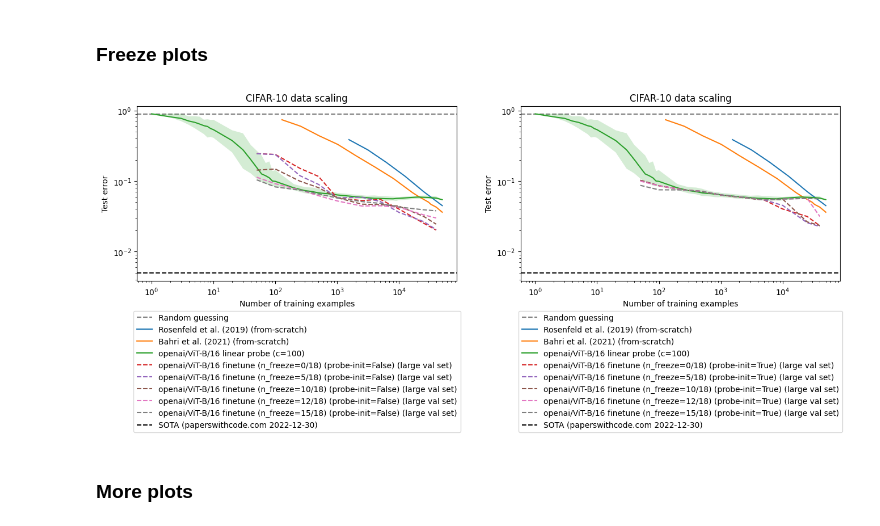
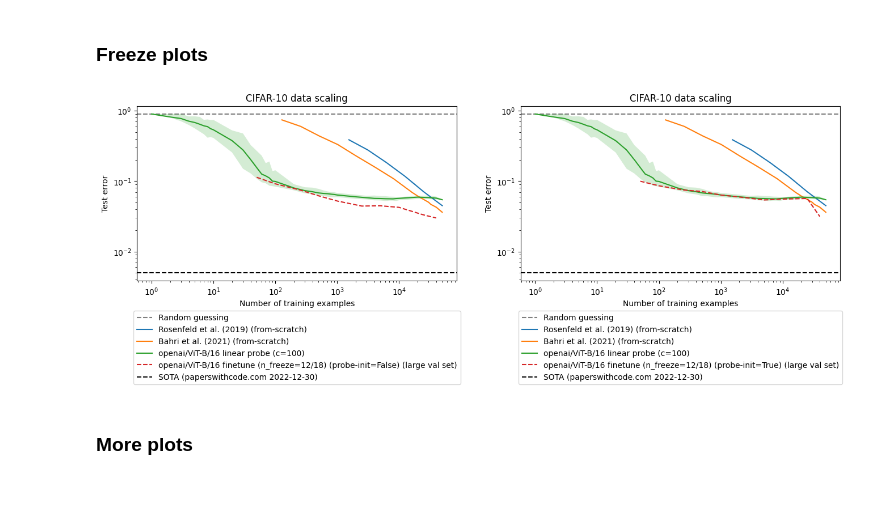
Before and after one commit to ed1d1a8d/scaling, a Jupyter notebook: notebooks/scaling-compare/cifar10.ipynb, the cells around one changed output. Saved outputs shown, nothing was run; the diff lists cells and outputs as text; code cells hidden in the pictures; blank space fills up the shorter version.

Commit message:
Update plots

```diff
--- a/notebooks/scaling-compare/cifar10.ipynb
+++ b/notebooks/scaling-compare/cifar10.ipynb
@@ -170,5 +198,5 @@ df_finetune_old.tail()
 # %%
-api = wandb.Api()
+api = wandb.Api(timeout=30)
 runs: list[wandb.apis.public.Run] = api.runs(
     f"data-frugal-learning/finetune",
     filters={"tags": {"$in": ["finetune-sweep-freeze-v1"]}},
@@ -576,7 +700,7 @@ for i, init_with_trained in enumerate((False, True)):
         label=f"{embedder_id} linear probe (c=100)",
     )
 
-    for n_freeze in [0, 5, 10, 12, 15]:
+    for n_freeze in [12]:#[0, 5, 10, 12, 15]:
         cdf = df_finetune_freeze.query(
             "&".join(
                 (
@@ -609,34 +733,34 @@ for i, init_with_trained in enumerate((False, True)):
     #     linestyle=":",
     #     color=prev_color,
     #     label=f"{embedder_id} finetune (scratch-init) (large val set)",
     # )
 
     # https://paperswithcode.com/sota/image-classification-on-cifar-10
     plt.axhline(
         1 - 0.995,
         color="k",
         linestyle="--",
         label="SOTA (paperswithcode.com 2022-12-30)",
         zorder=-10,
     )
 
     plt.title(f"CIFAR-10 data scaling")
 
     plt.xscale("log")
     plt.yscale("log")
     # plt.yscale("symlog", linthresh=9e-3)
     # plt.ylim(-1e-3, 1.1)
     plt.xlabel("Number of training examples")
     plt.ylabel(f"Test error")
 
     # Plot legend underneath plot
     plt.legend(
         loc="upper center",
         bbox_to_anchor=(0.5, -0.15),
         ncol=1,
     )
 # %% [output]
-[figure, old version]
+[figure, new version]
 # %% [markdown]
 ### More plots
 # %%
```
Also changed, not shown: parts of 6 cells of this notebook, 1 other file.
